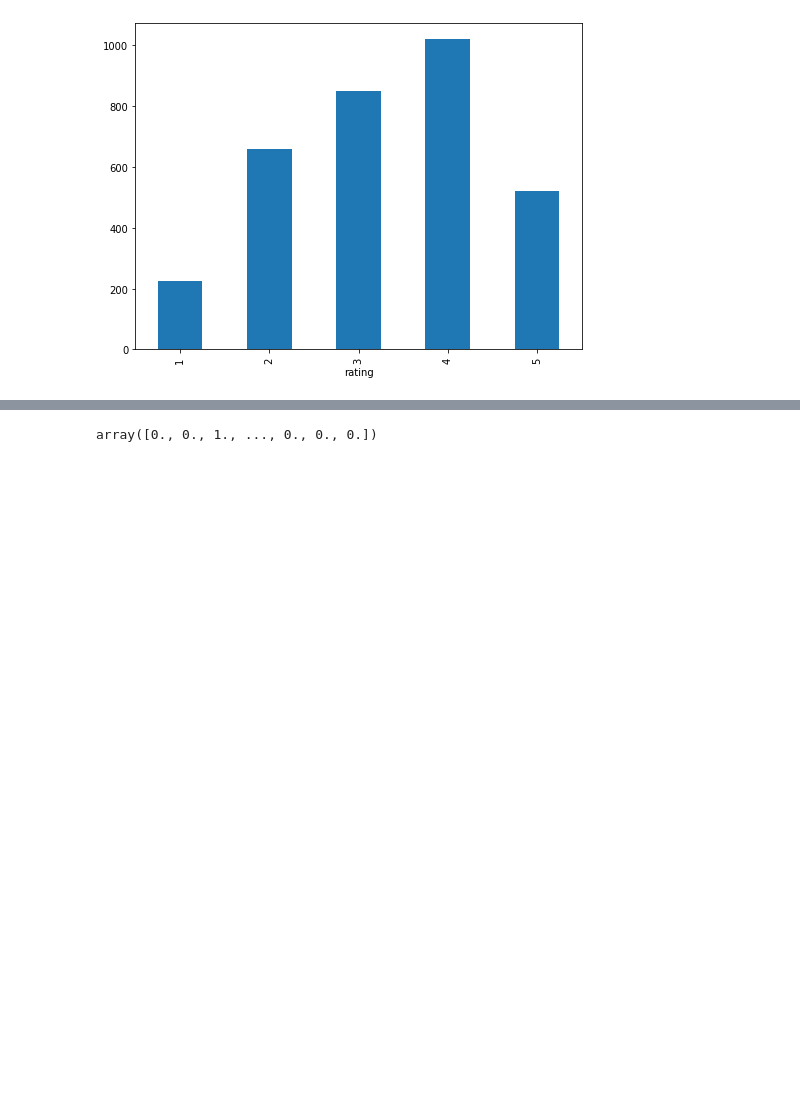
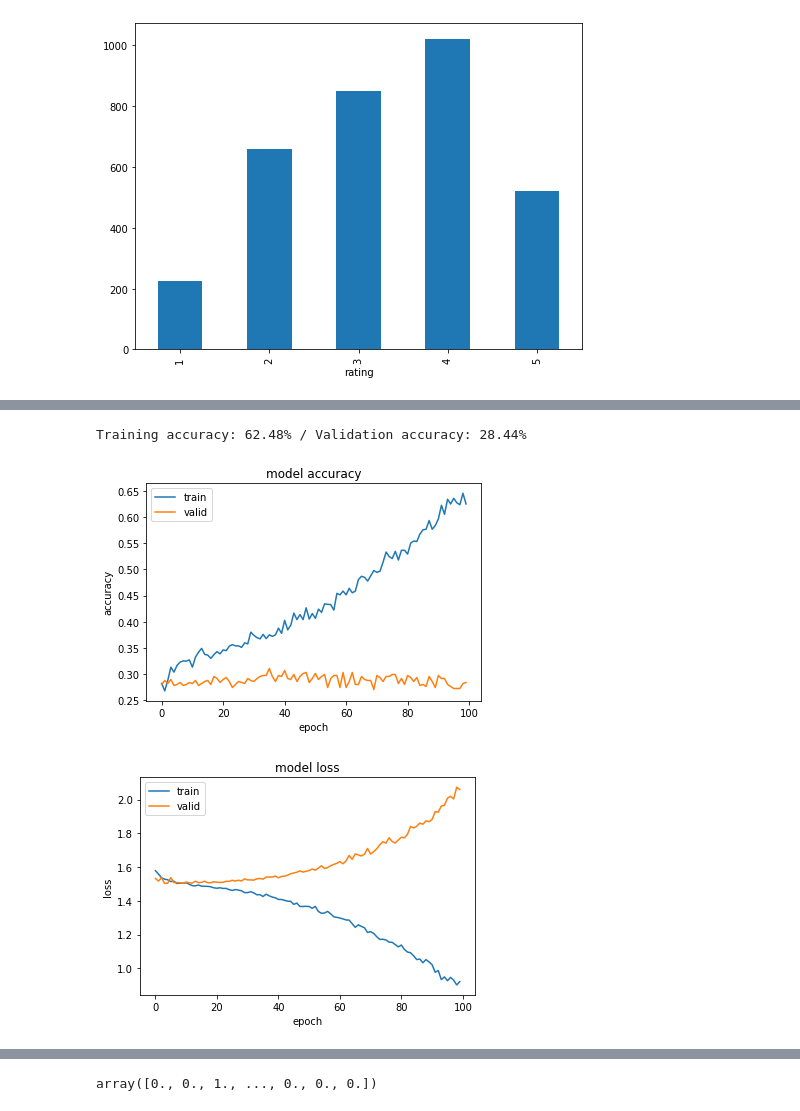
Before and after one commit to kbd-overlord/humor-ai, a Jupyter notebook: humor_ai_model.ipynb, the cells around one changed output, grey strips where cells are left out. Saved outputs shown, nothing was run; the diff lists cells and outputs as text; code cells hidden in the pictures; blank space fills up the shorter version.

Commit message:
task: classifier model draft v_1

```diff
--- a/humor_ai_model.ipynb
+++ b/humor_ai_model.ipynb
@@ -80,0 +250,3 @@ dataset.head()
+# %%
+train_cleaned = dataset['body']
+train_cleaned
@@ -80,0 +296,10 @@ dataset.head()
+# %%
+from sklearn.model_selection import train_test_split
+
+# If using spaCy word vectors
+X_train, X_test, y_train, y_test = train_test_split(train_vec, y_train_ohe, test_size=0.2, random_state=21)
+
+print('X_train size: {}'.format(X_train.shape))
+print('X_test size: {}'.format(X_test.shape))
+print('y_train size: {}'.format(y_train.shape))
+print('y_test size: {}'.format(y_test.shape))
@@ -80,0 +330,13 @@ dataset.head()
+# %%
+model = build_model()
+# Compile the model
+sgd = SGD(lr=0.01, decay=1e-6, momentum=0.9, nesterov=True)
+model.compile(optimizer=sgd, loss='categorical_crossentropy', metrics=['acc'])
+# %%
+# Define number of epochs
+epochs = 100
+
+# Fit the model to the training data
+estimator = model.fit(X_train, y_train,
+                      validation_split=0.2,
+                      epochs=epochs, batch_size=128, verbose=1, shuffle=True)
@@ -81,3 +361,30 @@ dataset.head()
+# %%
+print("Training accuracy: %.2f%% / Validation accuracy: %.2f%%" %
+      (100*estimator.history['acc'][-1], 100*estimator.history['val_acc'][-1]))
+# %% [output]
+Training accuracy: 62.48% / Validation accuracy: 28.44%
+# %%
+# Plot model accuracy over epochs
+sns.reset_orig()   # Reset seaborn settings to get rid of black background
+plt.plot(estimator.history['acc'])
+plt.plot(estimator.history['val_acc'])
+plt.title('model accuracy')
+plt.ylabel('accuracy')
+plt.xlabel('epoch')
+plt.legend(['train', 'valid'], loc='upper left')
+plt.show()
+
+# Plot model loss over epochs
+plt.plot(estimator.history['loss'])
+plt.plot(estimator.history['val_loss'])
+plt.title('model loss')
+plt.ylabel('loss')
+plt.xlabel('epoch')
+plt.legend(['train', 'valid'], loc='upper left')
+plt.show()
+# %% [output]
+[figure, added]
+[figure, added]
 # %%
 from tensorflow.keras.preprocessing.text import Tokenizer
 
```
Also changed, not shown: parts of 30 cells of this notebook, 7 other files.
